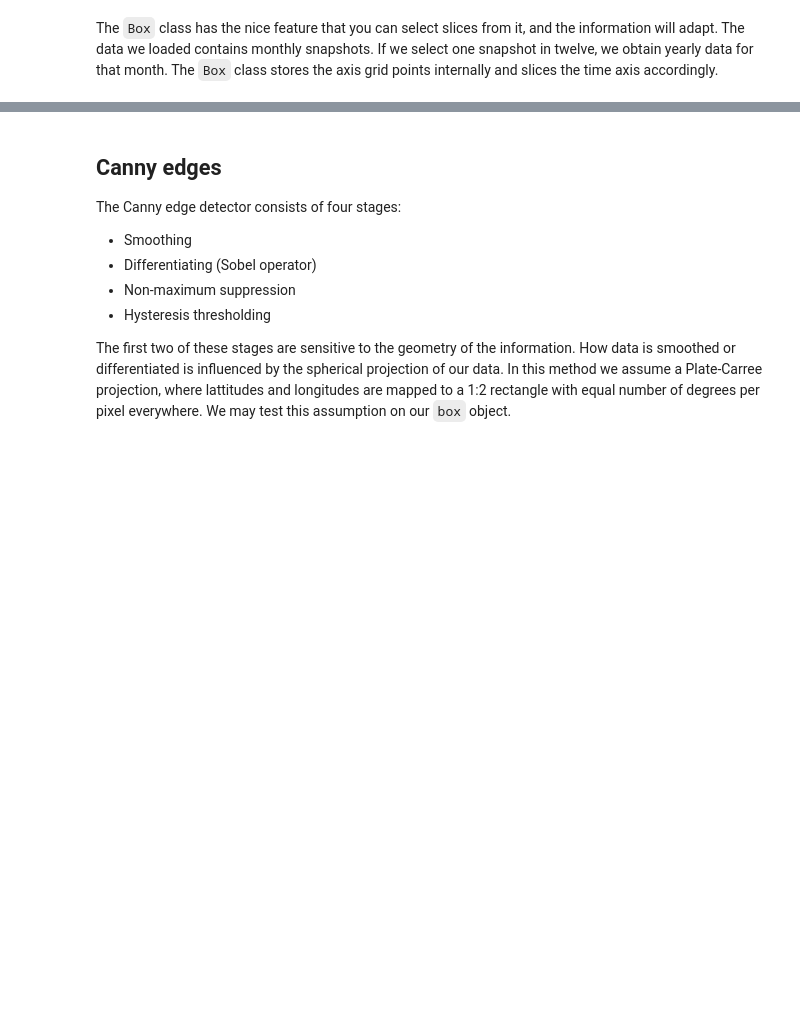
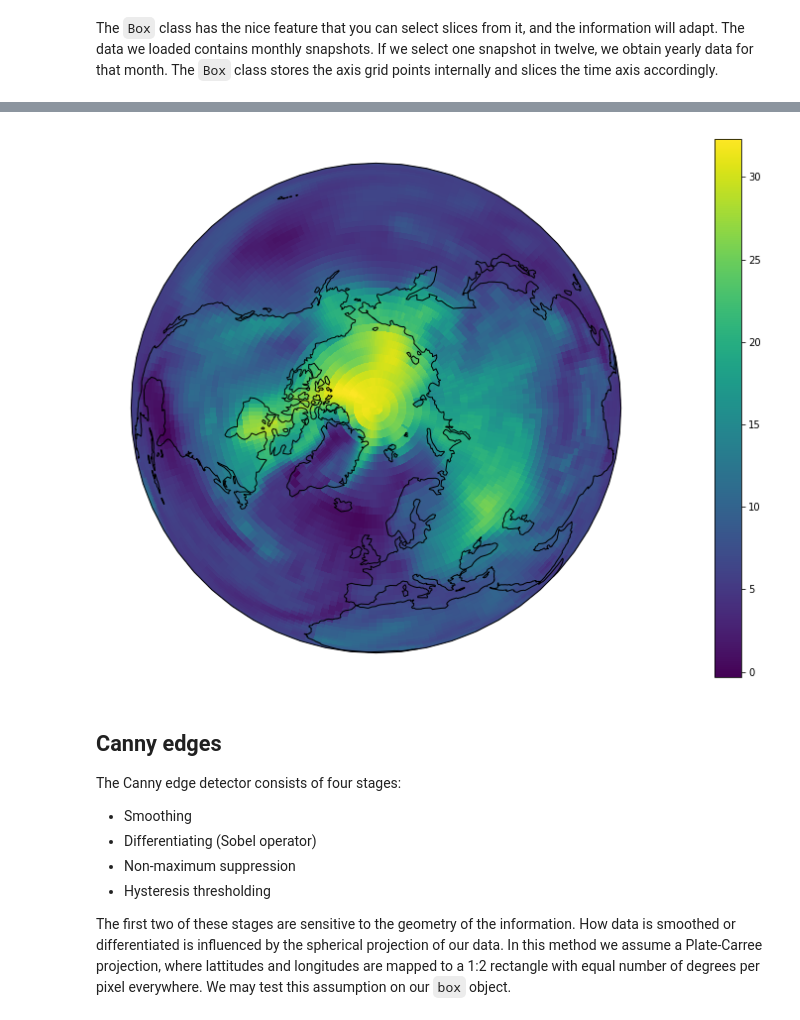
Before and after one commit to abrupt-climate/notebooks, a Jupyter notebook: Temperature.ipynb, the cells around one changed output, grey strips where cells are left out. Saved outputs shown, nothing was run; the diff lists cells and outputs as text; code cells hidden in the pictures; blank space fills up the shorter version.

```diff
--- a/Temperature.ipynb
+++ b/Temperature.ipynb
@@ -100,3 +76,7 @@ plot_plate_carree(box, std)
+# %%
+plot_orthographic_np(box, data_set.data[150*12] - data_set.data[0])
+# %% [output]
+[figure, added]
 # %% [markdown]
 ## Canny edges
 
```
Also changed, not shown: parts of 20 cells of this notebook, 1 other file.
